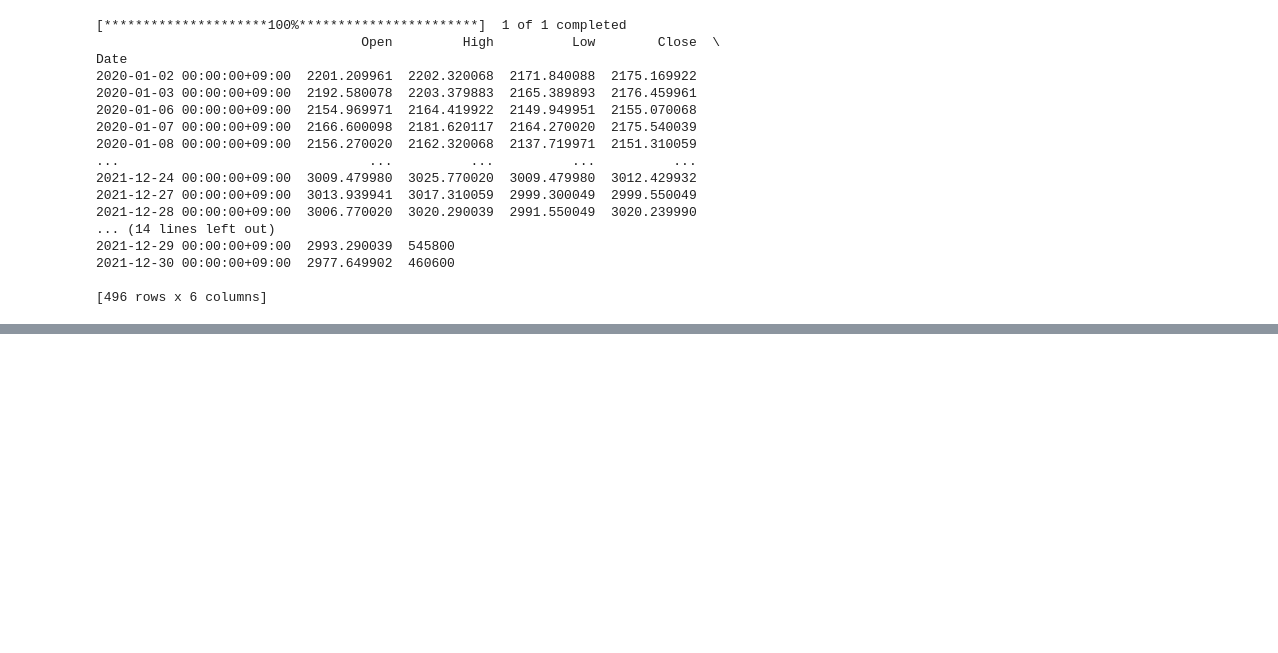
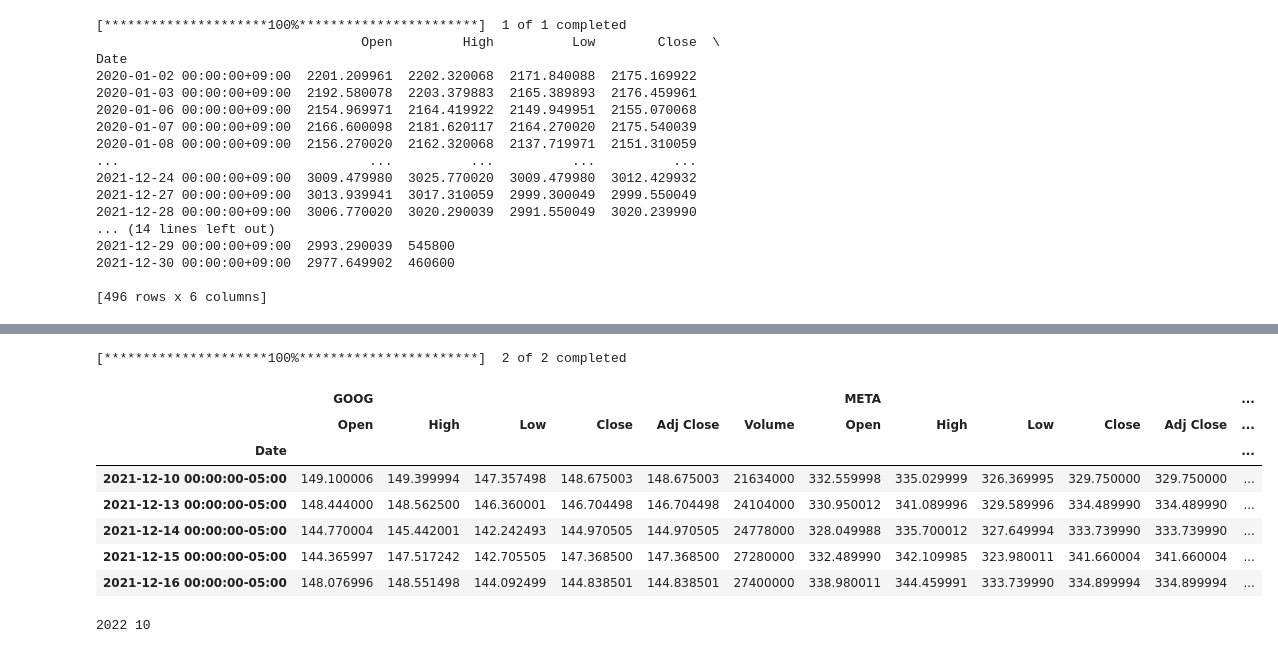
Before and after one commit to SteveArseneLee/IIS_prac, a Jupyter notebook: Stock/old_data.ipynb, the cells around one changed output, grey strips where cells are left out. Drawn from its saved outputs; the diff is of its cells as text; code cells hidden in the pictures; blank space fills up the shorter version.

```diff
--- a/Stock/old_data.ipynb
+++ b/Stock/old_data.ipynb
@@ -26,0 +40,19 @@ Date
+# %%
+data = yf.download(['GOOG','META'], start='2021-12-10', end='2021-12-30', group_by='ticker')
+data.head()
+# %% [output]
+[*********************100%***********************]  2 of 2 completed
+|  | GOOG |  |  |  |  |  | META |  |  |  |  | ... |
+|  | Open | High | Low | Close | Adj Close | Volume | Open | High | Low | Close | Adj Close | ... |
+| Date |  |  |  |  |  |  |  |  |  |  |  | ... |
+| 2021-12-10 00:00:00-05:00 | 149.100006 | 149.399994 | 147.357498 | 148.675003 | 148.675003 | 21634000 | 332.559998 | 335.029999 | 326.369995 | 329.750000 | 329.750000 | ... |
+| 2021-12-13 00:00:00-05:00 | 148.444000 | 148.562500 | 146.360001 | 146.704498 | 146.704498 | 24104000 | 330.950012 | 341.089996 | 329.589996 | 334.489990 | 334.489990 | ... |
+| 2021-12-14 00:00:00-05:00 | 144.770004 | 145.442001 | 142.242493 | 144.970505 | 144.970505 | 24778000 | 328.049988 | 335.700012 | 327.649994 | 333.739990 | 333.739990 | ... |
+| 2021-12-15 00:00:00-05:00 | 144.365997 | 147.517242 | 142.705505 | 147.368500 | 147.368500 | 27280000 | 332.489990 | 342.109985 | 323.980011 | 341.660004 | 341.660004 | ... |
+| 2021-12-16 00:00:00-05:00 | 148.076996 | 148.551498 | 144.092499 | 144.838501 | 144.838501 | 27400000 | 338.980011 | 344.459991 | 333.739990 | 334.899994 | 334.899994 | ... |
+# %%
+from datetime import datetime
+now = datetime.now()
+print(now.year, now.month)
+# %% [output]
+2022 10
```
Also changed, not shown: parts of 16 cells of this notebook, 7 other files.
